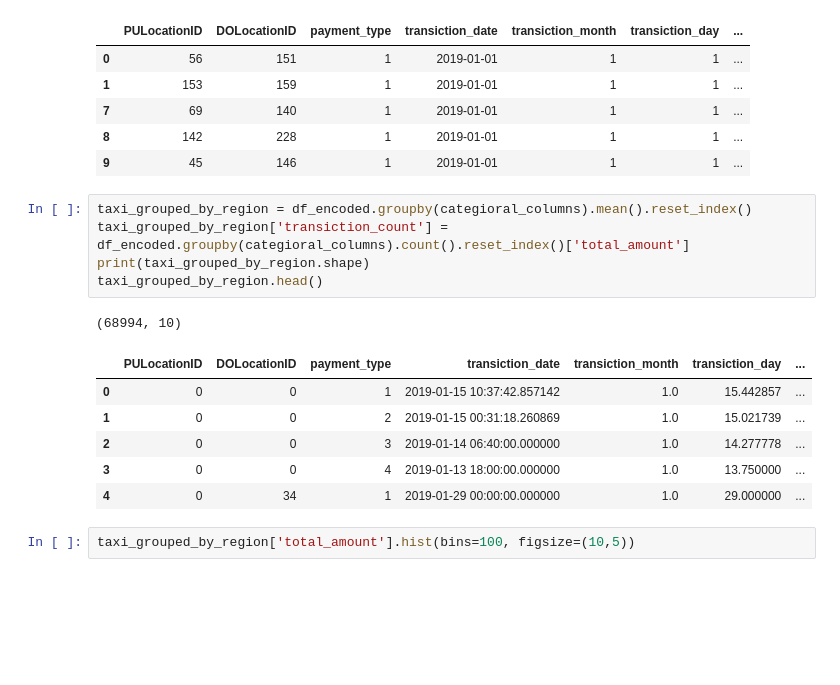
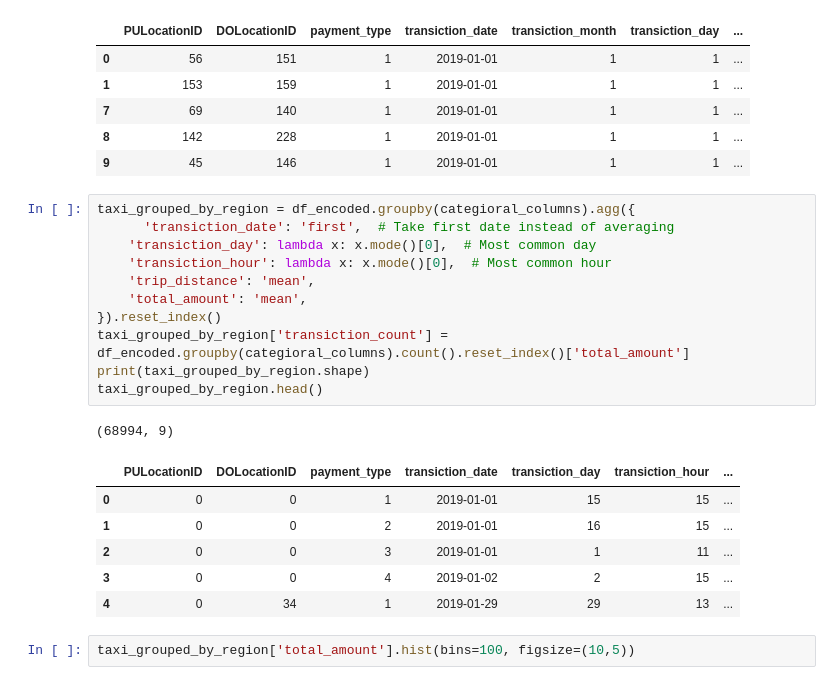
Before and after one commit to ebraheem002/nyc-taxi, a Jupyter notebook: presentable nootebook.ipynb, the cells around one changed output. Cells and saved outputs as stored; diff of their text form; blank space fills up the shorter version.

```diff
--- a/presentable nootebook.ipynb
+++ b/presentable nootebook.ipynb
@@ -185,18 +186,24 @@ df_encoded.head()
 | 8 | 142 | 228 | 1 | 2019-01-01 | 1 | 1 | ... |
 | 9 | 45 | 146 | 1 | 2019-01-01 | 1 | 1 | ... |
 # %%
-taxi_grouped_by_region = df_encoded.groupby(categioral_columns).mean().reset_index()
+taxi_grouped_by_region = df_encoded.groupby(categioral_columns).agg({
+      'transiction_date': 'first',  # Take first date instead of averaging
+    'transiction_day': lambda x: x.mode()[0],  # Most common day
+    'transiction_hour': lambda x: x.mode()[0],  # Most common hour
+    'trip_distance': 'mean',
+    'total_amount': 'mean',
+}).reset_index()
 taxi_grouped_by_region['transiction_count'] = df_encoded.groupby(categioral_columns).count().reset_index()['total_amount']
 print(taxi_grouped_by_region.shape)
 taxi_grouped_by_region.head()
 # %% [output]
-(68994, 10)
+(68994, 9)
-|  | PULocationID | DOLocationID | payment_type | transiction_date | transiction_month | transiction_day | ... |
-| 0 | 0 | 0 | 1 | 2019-01-15 10:37:42.857142 | 1.0 | 15.442857 | ... |
-| 1 | 0 | 0 | 2 | 2019-01-15 00:31:18.260869 | 1.0 | 15.021739 | ... |
-| 2 | 0 | 0 | 3 | 2019-01-14 06:40:00.000000 | 1.0 | 14.277778 | ... |
-| 3 | 0 | 0 | 4 | 2019-01-13 18:00:00.000000 | 1.0 | 13.750000 | ... |
-| 4 | 0 | 34 | 1 | 2019-01-29 00:00:00.000000 | 1.0 | 29.000000 | ... |
+|  | PULocationID | DOLocationID | payment_type | transiction_date | transiction_day | transiction_hour | ... |
+| 0 | 0 | 0 | 1 | 2019-01-01 | 15 | 15 | ... |
+| 1 | 0 | 0 | 2 | 2019-01-01 | 16 | 15 | ... |
+| 2 | 0 | 0 | 3 | 2019-01-01 | 1 | 11 | ... |
+| 3 | 0 | 0 | 4 | 2019-01-02 | 2 | 15 | ... |
+| 4 | 0 | 34 | 1 | 2019-01-29 | 29 | 13 | ... |
 # %%
 taxi_grouped_by_region['total_amount'].hist(bins=100, figsize=(10,5))
 # %% [output]
```
Also changed, not shown: parts of 3 cells of this notebook.
